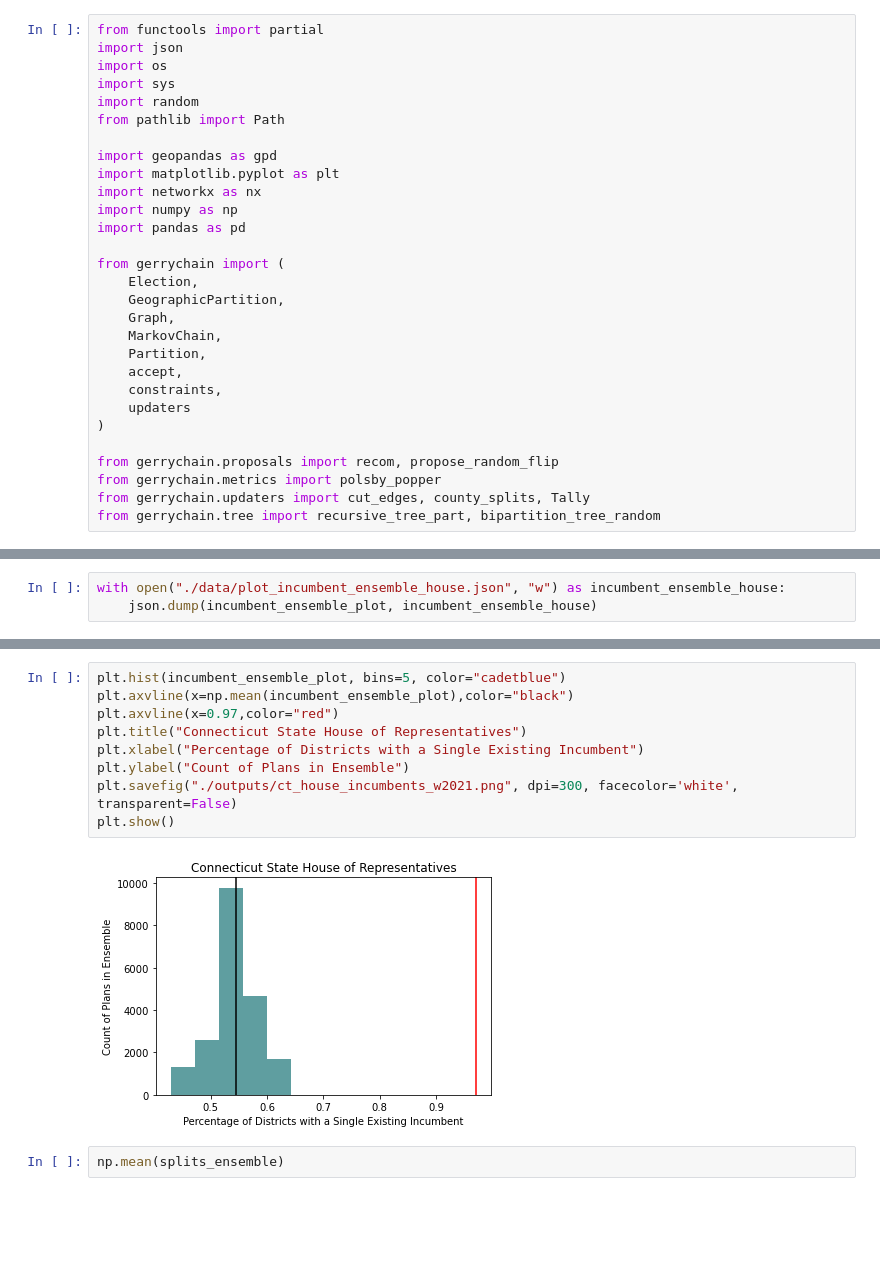
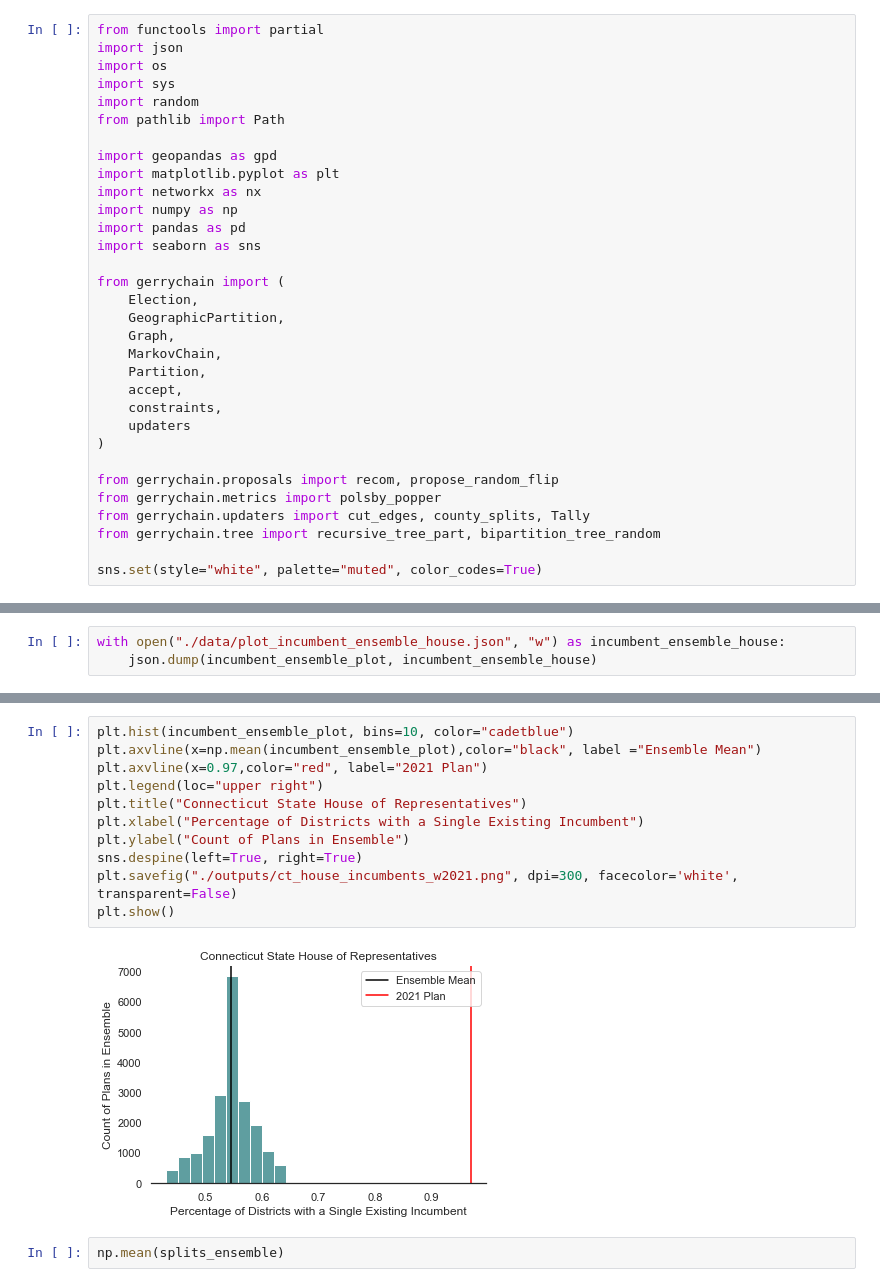
Before and after one commit to ka-chang/RedistrictingCT, a Jupyter notebook: 03_gerrychain_ensemble.ipynb, the cells around one changed output, grey strips where cells are left out. Saved outputs shown, nothing was run; the diff lists cells and outputs as text; blank space fills up the shorter version.

```diff
--- a/03_gerrychain_ensemble.ipynb
+++ b/03_gerrychain_ensemble.ipynb
@@ -11,6 +11,7 @@ import matplotlib.pyplot as plt
 import networkx as nx
 import numpy as np
 import pandas as pd
+import seaborn as sns
 
 from gerrychain import (
     Election,
@@ -27,6 +28,8 @@ from gerrychain.proposals import recom, propose_random_flip
 from gerrychain.metrics import polsby_popper
 from gerrychain.updaters import cut_edges, county_splits, Tally
 from gerrychain.tree import recursive_tree_part, bipartition_tree_random
+
+sns.set(style="white", palette="muted", color_codes=True)
 # %%
 github_file_path = str(Path(os.getcwd())) #Sets to local Github directory path
 
@@ -206,14 +215,16 @@ plt.show()
 # %%
-plt.hist(incumbent_ensemble_plot, bins=5, color="cadetblue")
-plt.axvline(x=np.mean(incumbent_ensemble_plot),color="black")
-plt.axvline(x=0.97,color="red")
+plt.hist(incumbent_ensemble_plot, bins=10, color="cadetblue")
+plt.axvline(x=np.mean(incumbent_ensemble_plot),color="black", label ="Ensemble Mean")
+plt.axvline(x=0.97,color="red", label="2021 Plan")
+plt.legend(loc="upper right")
 plt.title("Connecticut State House of Representatives")
 plt.xlabel("Percentage of Districts with a Single Existing Incumbent")
 plt.ylabel("Count of Plans in Ensemble")
+sns.despine(left=True, right=True)
 plt.savefig("./outputs/ct_house_incumbents_w2021.png", dpi=300, facecolor='white', transparent=False)
 plt.show()
 # %% [output]
-[figure, old version]
+[figure, new version]
 # %%
 np.mean(splits_ensemble)
 # %% [output]
```
Also changed, not shown: parts of 5 cells of this notebook, 4 other files.
